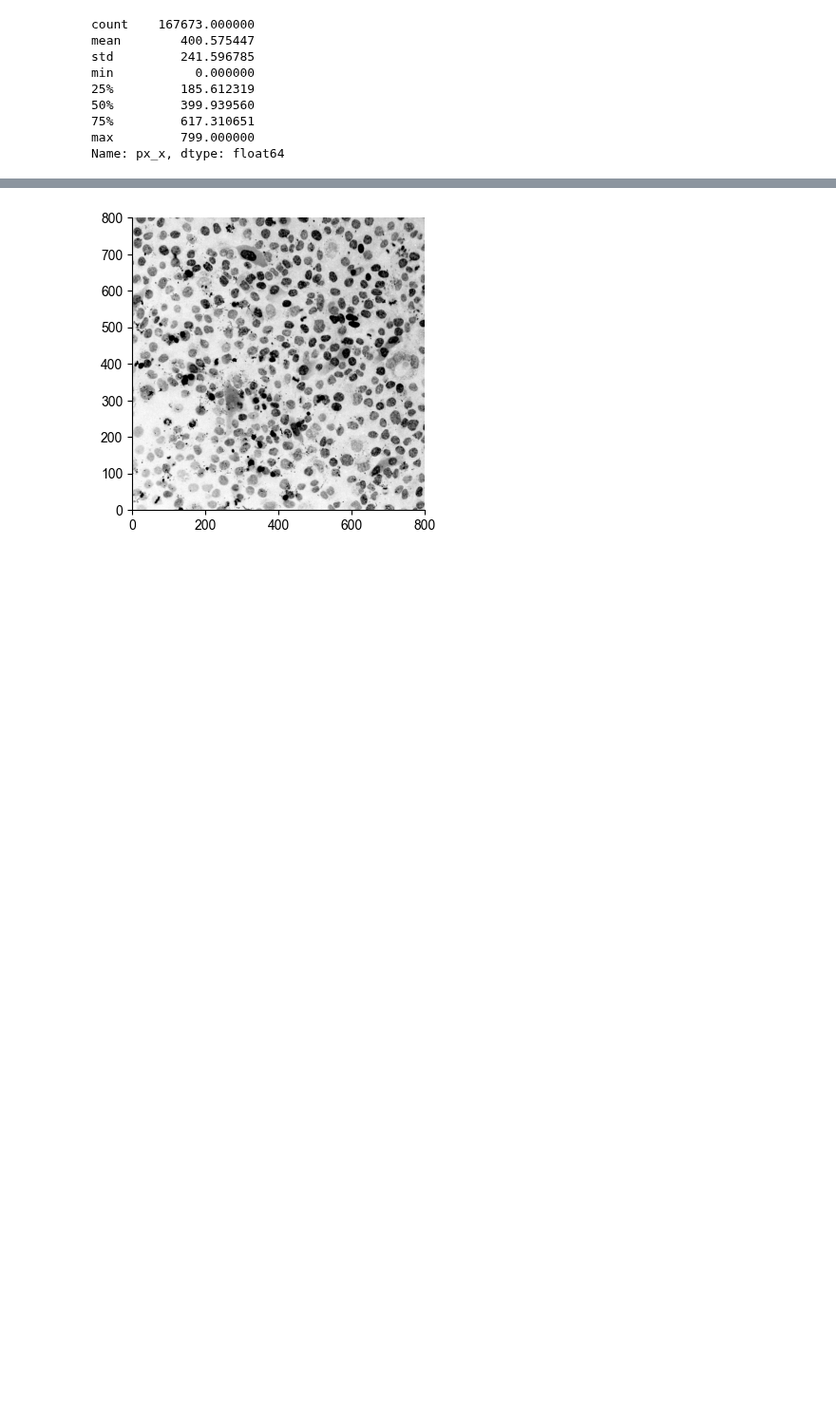
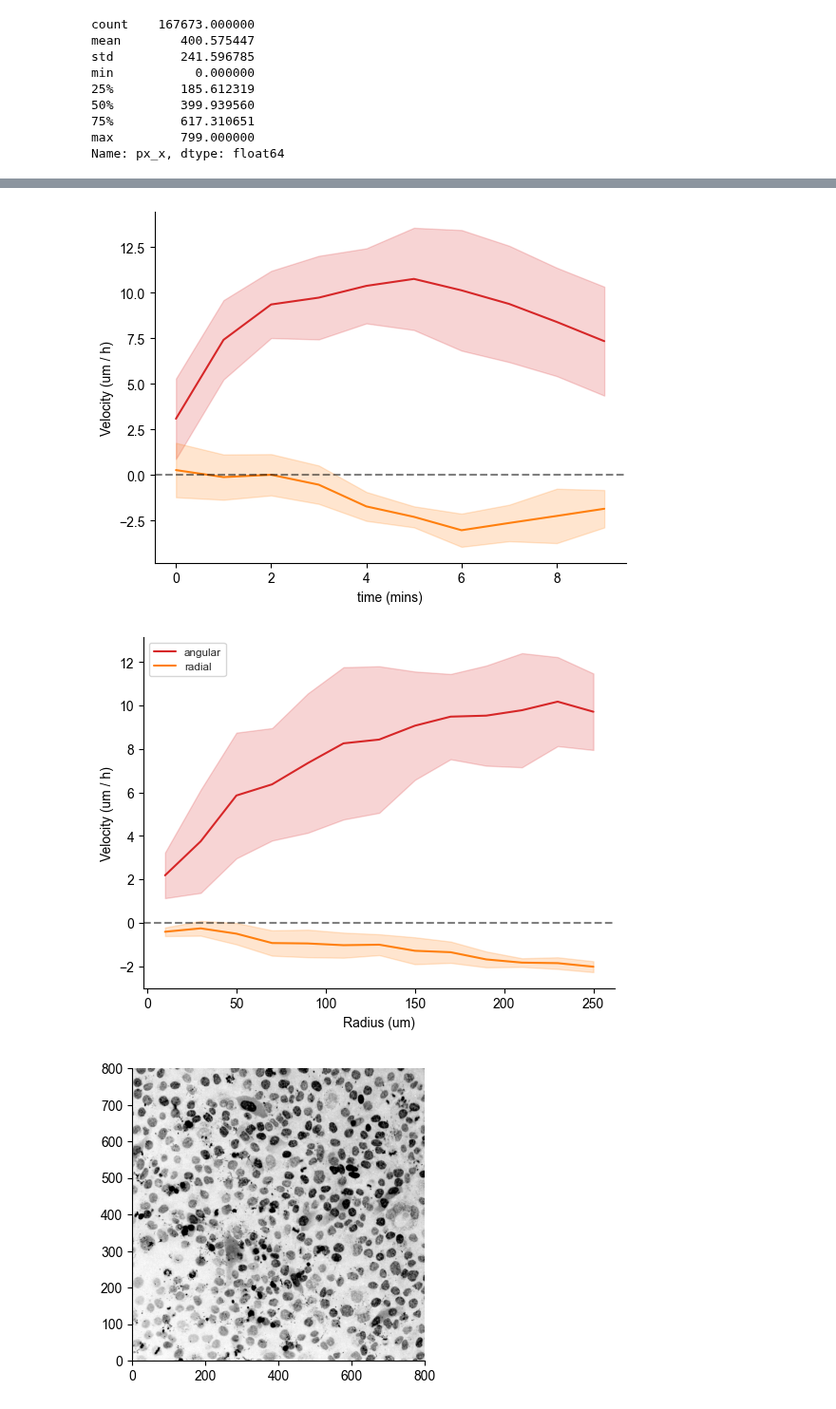
Before and after one commit to Harrison-Oatman/PyCLM, a Jupyter notebook: notebooks/vortex_analysis.ipynb, the cells around one changed output, grey strips where cells are left out. Shown at 95% size. Drawn from its saved outputs; the diff is of its cells as text; code cells hidden in the pictures; blank space fills up the shorter version.

```diff
--- a/notebooks/vortex_analysis.ipynb
+++ b/notebooks/vortex_analysis.ipynb
@@ -124,0 +232,31 @@ Name: px_x, dtype: float64
+# %%
+full_dfs = pd.concat(all_subsets, ignore_index=True)
+
+t = full_dfs.groupby(["replicate", "t_hour"], as_index=False).mean()
+
+sns.lineplot(t, x="t_hour", y="Tangential Velocity (um/h)", color="C3", errorbar=("sd", 1))
+sns.lineplot(t, x="t_hour", y="Radial Velocity (um/h)", color="C1", errorbar=("sd", 1))
+plt.xlabel("time (mins)")
+plt.ylabel("Velocity (um / h)")
+plt.axhline(0, color="black", linestyle="--", alpha=0.5)
+# plt.legend()
+plt.savefig(savepath / "vortex2_velocities.pdf")
+plt.show()
+
+full_dfs["um_r_bin"] = (full_dfs["um_r"] // 20) * 20 + 10
+
+# plt.legend()
+t = full_dfs.groupby(["replicate", "um_r_bin"], as_index=False).mean()
+
+sns.lineplot(t[t["um_r_bin"] < 400/1.5], x="um_r_bin", y="Tangential Velocity (um/h)", errorbar=("sd", 1), err_style="band", label="angular", color="C3")
+sns.lineplot(t[t["um_r_bin"] < 400/1.5], x="um_r_bin", y="Radial Velocity (um/h)", errorbar=("sd", 1), err_style="band", label="radial", color="C1")
+
+
+plt.xlabel("Radius (um)")
+plt.ylabel("Velocity (um / h)")
+plt.axhline(0, color="black", linestyle="--", alpha=0.5)
+plt.savefig(savepath / "vortex2_velocities_by_radius.pdf")
+plt.show()
+# %% [output]
+[figure, added]
+[figure, added]
```
Also changed, not shown: parts of 7 cells of this notebook.
